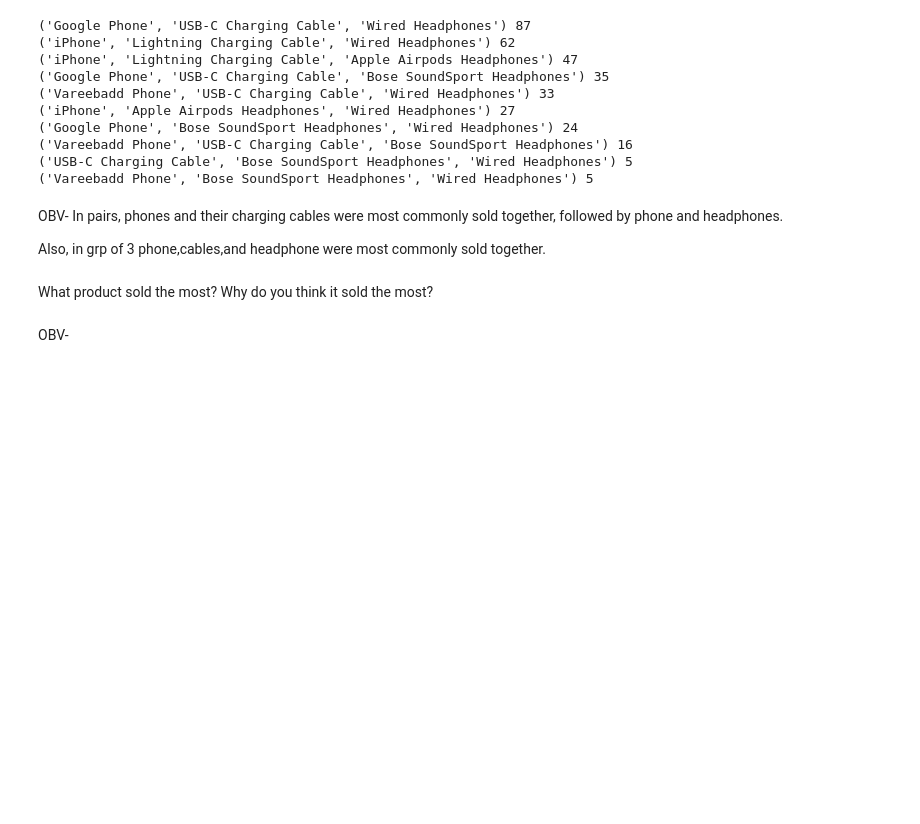
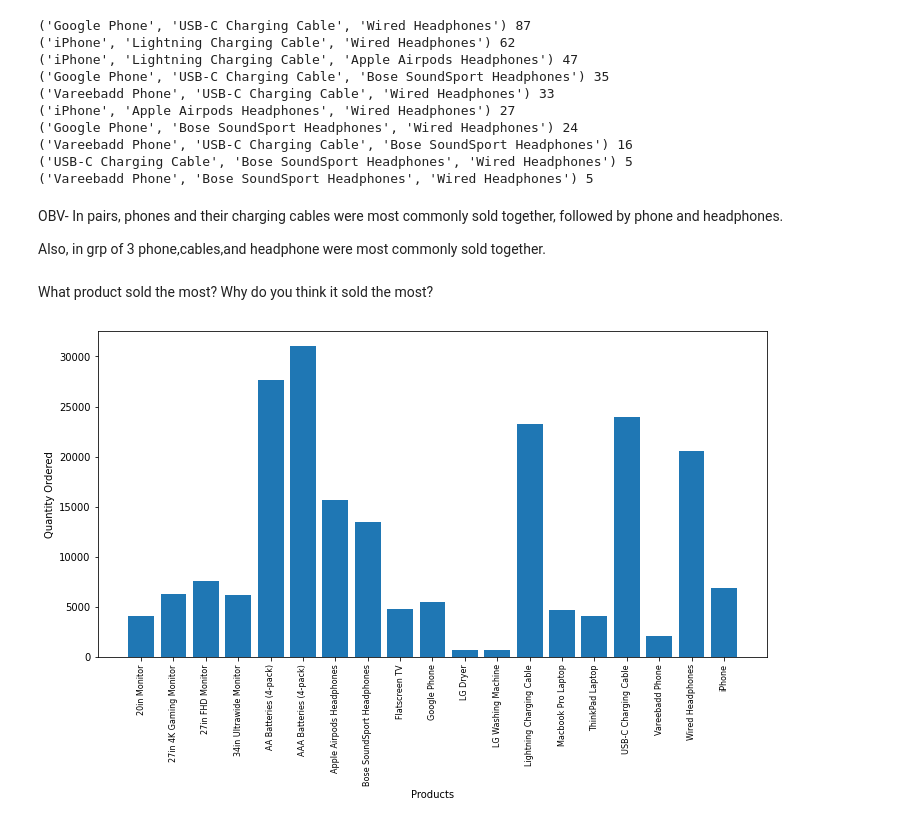
Before and after one commit to DhruvKothari19/Data_Analysis, a Jupyter notebook: SalesDataSet/sales.ipynb, the cells around one changed output. Cells and saved outputs as stored; diff of their text form; code cells hidden in the pictures; blank space fills up the shorter version.

```diff
--- a/SalesDataSet/sales.ipynb
+++ b/SalesDataSet/sales.ipynb
@@ -215,5 +215,16 @@ OBV- In pairs, phones and their charging cables were most commonly sold together
 Also, in grp of 3 phone,cables,and headphone were most commonly sold together.
 # %% [markdown]
 What product sold the most? Why do you think it sold the most?
-# %% [markdown]
-OBV-
+# %%
+product_group = all_data.groupby('Product')
+quantity_ordered = product_group.sum()['Quantity Ordered']
+# product_group.sum()
+products = [product for product, df in product_group]
+plt.figure(figsize=(12,6))
+plt.bar(products,quantity_ordered)
+plt.xticks(products, rotation='vertical',size='8')
+plt.xlabel('Products')
+plt.ylabel('Quantity Ordered')
+plt.show()
+# %% [output]
+[figure, added]
```
Also changed, not shown: parts of 2 cells of this notebook.
